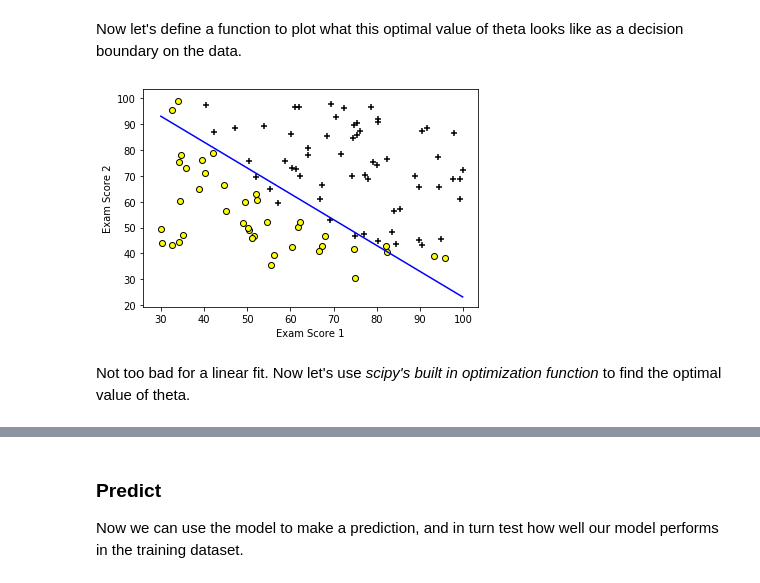
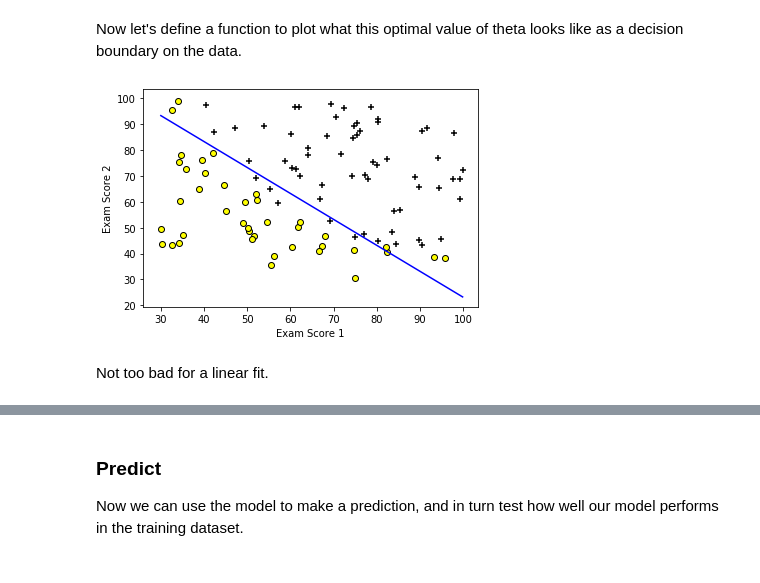
Before and after one commit to m-lyon/MachineLearningLearning, a Jupyter notebook: notebooks/Logistic Regression.ipynb, the cells around one changed output, grey strips where cells are left out. Saved outputs shown, nothing was run; the diff lists cells and outputs as text; code cells hidden in the pictures.

```diff
--- a/notebooks/Logistic Regression.ipynb
+++ b/notebooks/Logistic Regression.ipynb
@@ -204,9 +278,8 @@ def plotWithBestFit(df, theta_min, x_axis, y_axis, label):
-# %%
-theta_min = theta_vals[100]
-theta_min = np.squeeze(np.asarray(theta_min))
-
-plotWithBestFit(df, np.ndarray.tolist(theta_min), 'Exam Score 1', 'Exam Score 2', 'Pass or Fail')
-# %% [output]
-[figure, removed]
+# %%
+from plotting.logistic_regression import plot_best_fit
+
+plot_best_fit(df, theta_vals[-1])
+# %% [output]
+[figure, added]
 # %% [markdown]
-Not too bad for a linear fit. Now let's use *scipy's built in optimization function* to find the optimal value of theta.
+Not too bad for a linear fit.
```
Also changed, not shown: parts of 37 cells of this notebook, 1 other file.
